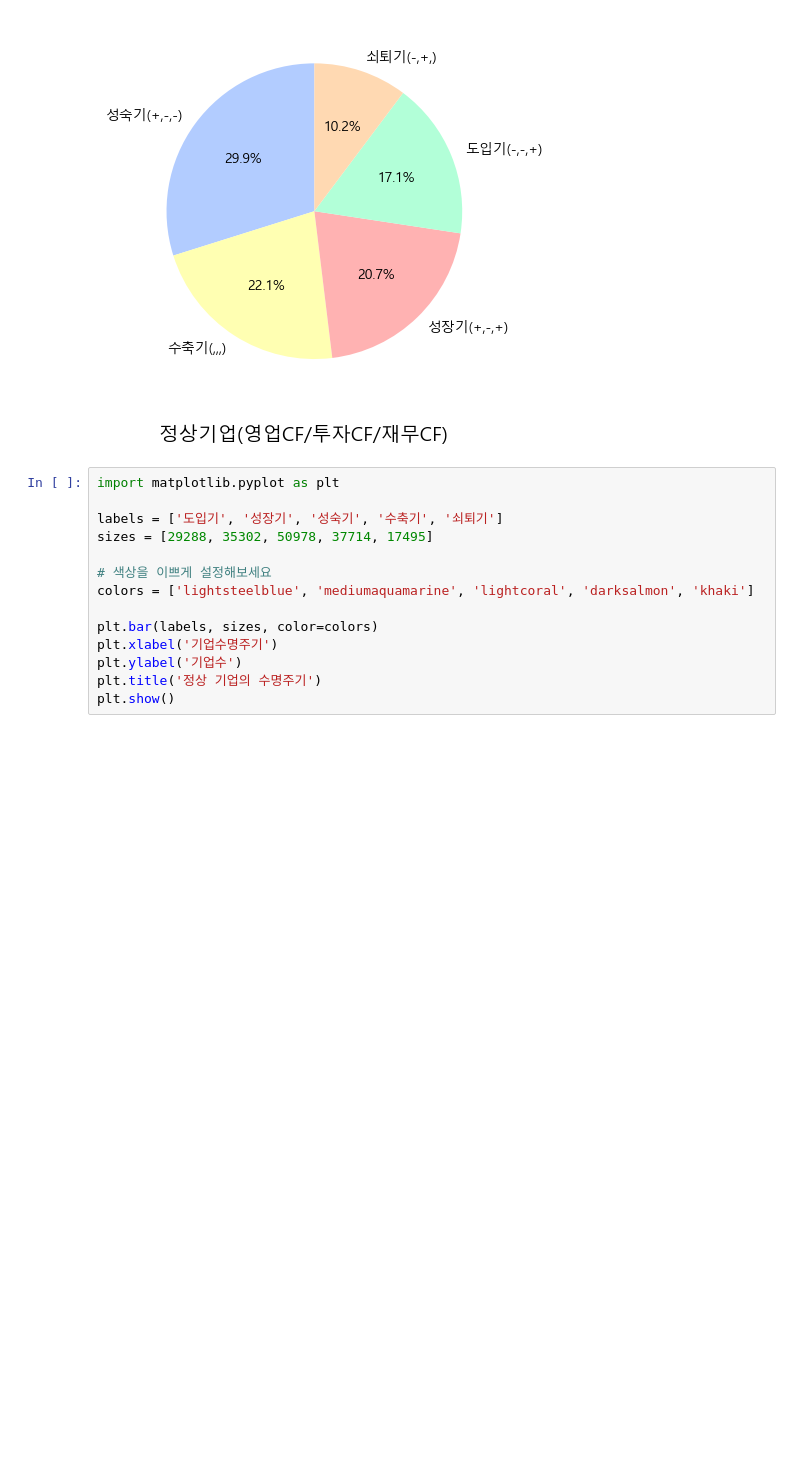
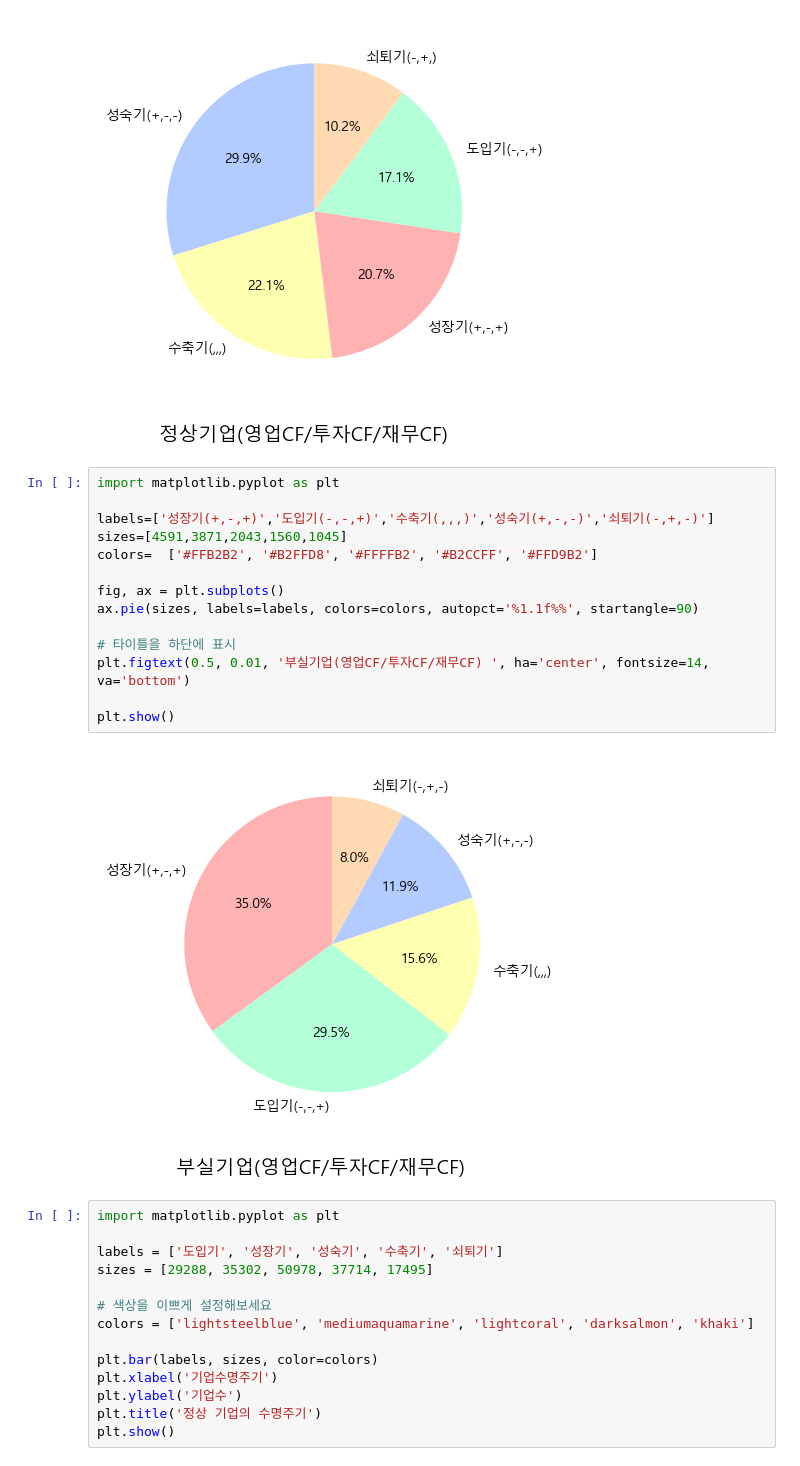
Before and after one commit to youngsang114/Project_2, a Jupyter notebook: 등급화/등급화_raw.ipynb, the cells around one changed output. Cells and saved outputs as stored; diff of their text form; blank space fills up the shorter version.

```diff
--- a/등급화/등급화_raw.ipynb
+++ b/등급화/등급화_raw.ipynb
@@ -238,6 +238,22 @@ plt.figtext(0.5, 0.01, '정상기업(영업CF/투자CF/재무CF) ', ha='center',
 plt.show()
 # %% [output]
 [figure]
+# %%
+import matplotlib.pyplot as plt
+
+labels=['성장기(+,-,+)','도입기(-,-,+)','수축기(,,,)','성숙기(+,-,-)','쇠퇴기(-,+,-)']
+sizes=[4591,3871,2043,1560,1045]
+colors=  ['#FFB2B2', '#B2FFD8', '#FFFFB2', '#B2CCFF', '#FFD9B2']
+
+fig, ax = plt.subplots()
+ax.pie(sizes, labels=labels, colors=colors, autopct='%1.1f%%', startangle=90)
+
+# 타이틀을 하단에 표시
+plt.figtext(0.5, 0.01, '부실기업(영업CF/투자CF/재무CF) ', ha='center', fontsize=14, va='bottom')
+
+plt.show()
+# %% [output]
+[figure, added]
 # %%
 import matplotlib.pyplot as plt
 
```
Also changed, not shown: 6 other files.
